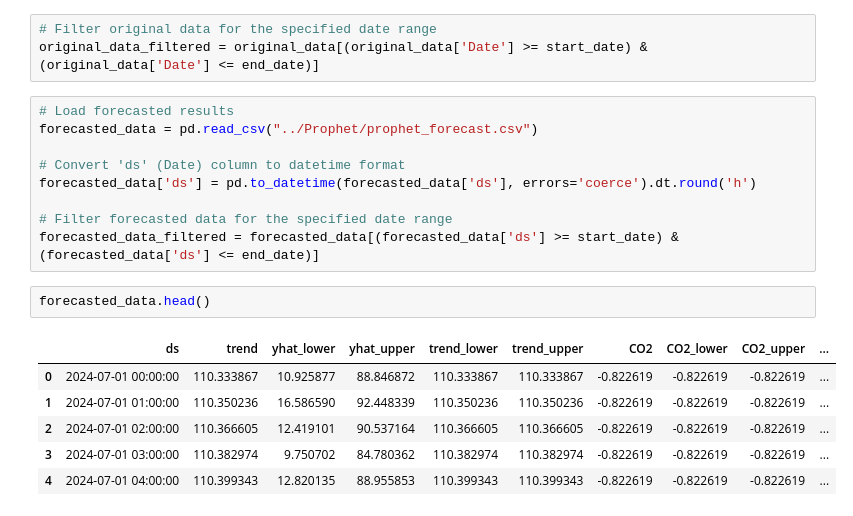
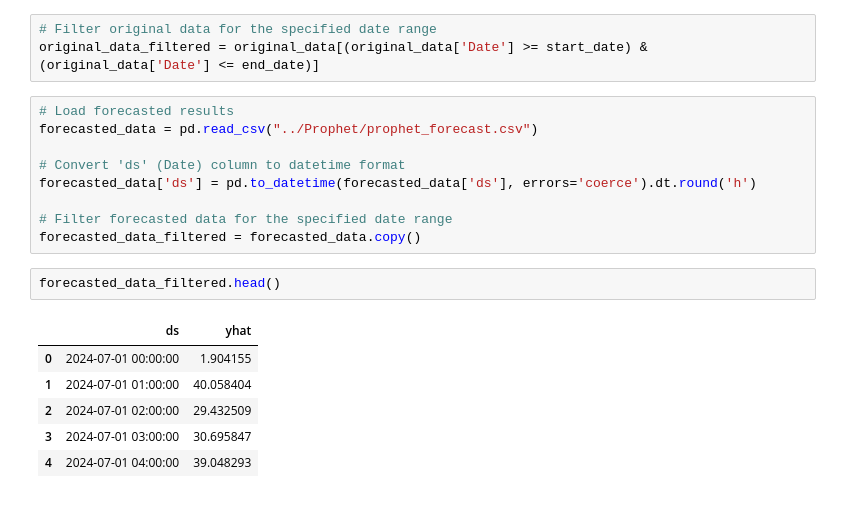
Before and after one commit to venture-data/lstm-example, a Jupyter notebook: Utility/evaluating_results.ipynb, the cells around one changed output. Drawn from its saved outputs; the diff is of its cells as text.

```diff
--- a/Utility/evaluating_results.ipynb
+++ b/Utility/evaluating_results.ipynb
@@ -125,16 +147,16 @@ forecasted_data = pd.read_csv("../Prophet/prophet_forecast.csv")
 forecasted_data['ds'] = pd.to_datetime(forecasted_data['ds'], errors='coerce').dt.round('h')
 
 # Filter forecasted data for the specified date range
-forecasted_data_filtered = forecasted_data[(forecasted_data['ds'] >= start_date) & (forecasted_data['ds'] <= end_date)]
+forecasted_data_filtered = forecasted_data.copy()
 # %%
-forecasted_data.head()
+forecasted_data_filtered.head()
 # %% [output]
-|  | ds | trend | yhat_lower | yhat_upper | trend_lower | trend_upper | CO2 | CO2_lower | CO2_upper | ... |
-| 0 | 2024-07-01 00:00:00 | 110.333867 | 10.925877 | 88.846872 | 110.333867 | 110.333867 | -0.822619 | -0.822619 | -0.822619 | ... |
-| 1 | 2024-07-01 01:00:00 | 110.350236 | 16.586590 | 92.448339 | 110.350236 | 110.350236 | -0.822619 | -0.822619 | -0.822619 | ... |
-| 2 | 2024-07-01 02:00:00 | 110.366605 | 12.419101 | 90.537164 | 110.366605 | 110.366605 | -0.822619 | -0.822619 | -0.822619 | ... |
-| 3 | 2024-07-01 03:00:00 | 110.382974 | 9.750702 | 84.780362 | 110.382974 | 110.382974 | -0.822619 | -0.822619 | -0.822619 | ... |
-| 4 | 2024-07-01 04:00:00 | 110.399343 | 12.820135 | 88.955853 | 110.399343 | 110.399343 | -0.822619 | -0.822619 | -0.822619 | ... |
+|  | ds | yhat |
+| 0 | 2024-07-01 00:00:00 | 1.904155 |
+| 1 | 2024-07-01 01:00:00 | 40.058404 |
+| 2 | 2024-07-01 02:00:00 | 29.432509 |
+| 3 | 2024-07-01 03:00:00 | 30.695847 |
+| 4 | 2024-07-01 04:00:00 | 39.048293 |
 # %%
 # Plot the original and forecasted results
 plt.figure(figsize=(12, 6))
```
Also changed, not shown: parts of 8 cells of this notebook, 2 other files.
